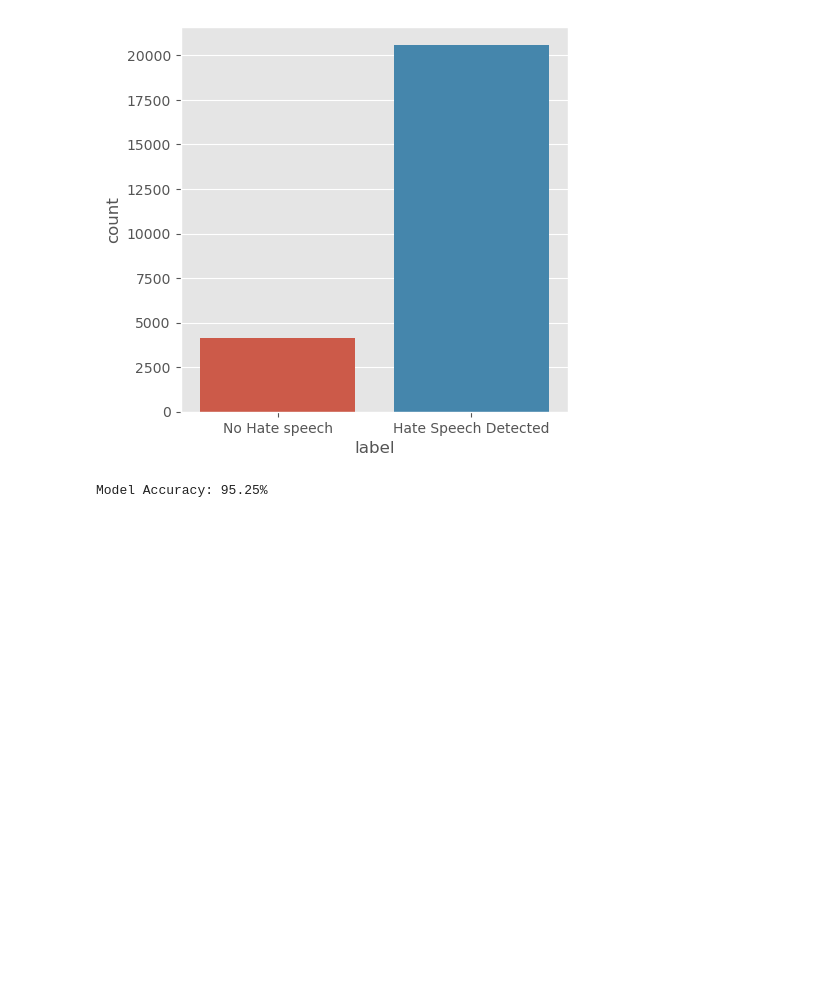
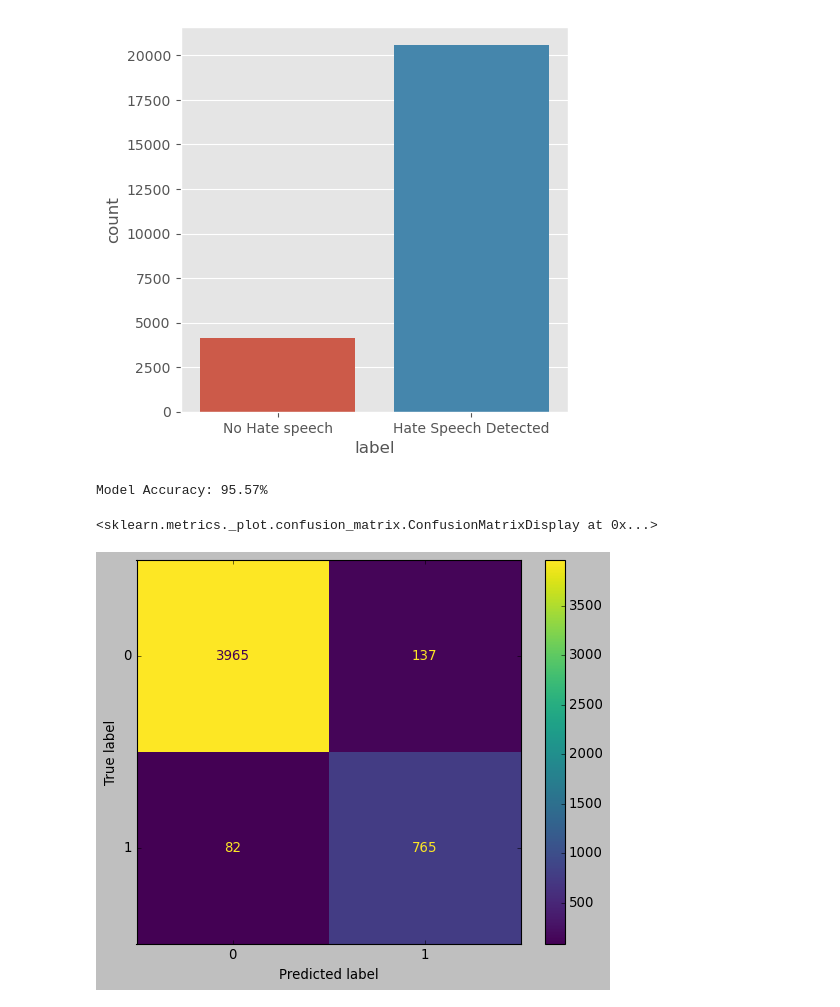
Before and after one commit to dot-ruth/Hate-Speech-Detection, a Jupyter notebook: Hate_speech_Detection_model Using Logistic Regression.ipynb, the cells around one changed output. Drawn from its saved outputs; the diff is of its cells as text; code cells hidden in the pictures; blank space fills up the shorter version.

```diff
--- a/Hate_speech_Detection_model Using Logistic Regression.ipynb
+++ b/Hate_speech_Detection_model Using Logistic Regression.ipynb
@@ -81,15 +121,24 @@ sns.countplot(x='label', data = data)
 <AxesSubplot: xlabel='label', ylabel='count'>
 [figure]
 # %%
+#model Using CountVectorizer
 cv = CountVectorizer()
 X=cv.fit_transform(data['tweet'])
-Y=data['label']
+Y=LabelEncoder().fit_transform(data['label'])
 # %%
 X_train,x_test,Y_train,y_test = train_test_split(X,Y,test_size=0.2)
 # %%
-model = LogisticRegression(solver='lbfgs', max_iter=100).fit(X_train,Y_train)
+model = LogisticRegression().fit(X_train,Y_train)
 pred = model.predict(x_test)
 model_accuracy = accuracy_score(pred,y_test)
 print("Model Accuracy: {:.2f}%".format(model_accuracy*100))
 # %% [output]
-Model Accuracy: 95.25%
+Model Accuracy: 95.57%
+# %%
+style.use('classic')
+cm = confusion_matrix(y_test, pred, labels=model.classes_)
+disp = ConfusionMatrixDisplay(confusion_matrix=cm,display_labels=model.classes_)
+disp.plot()
+# %% [output]
+<sklearn.metrics._plot.confusion_matrix.ConfusionMatrixDisplay at 0x...>
+[figure, added]
```
Also changed, not shown: parts of 13 cells of this notebook, 21 other files.
